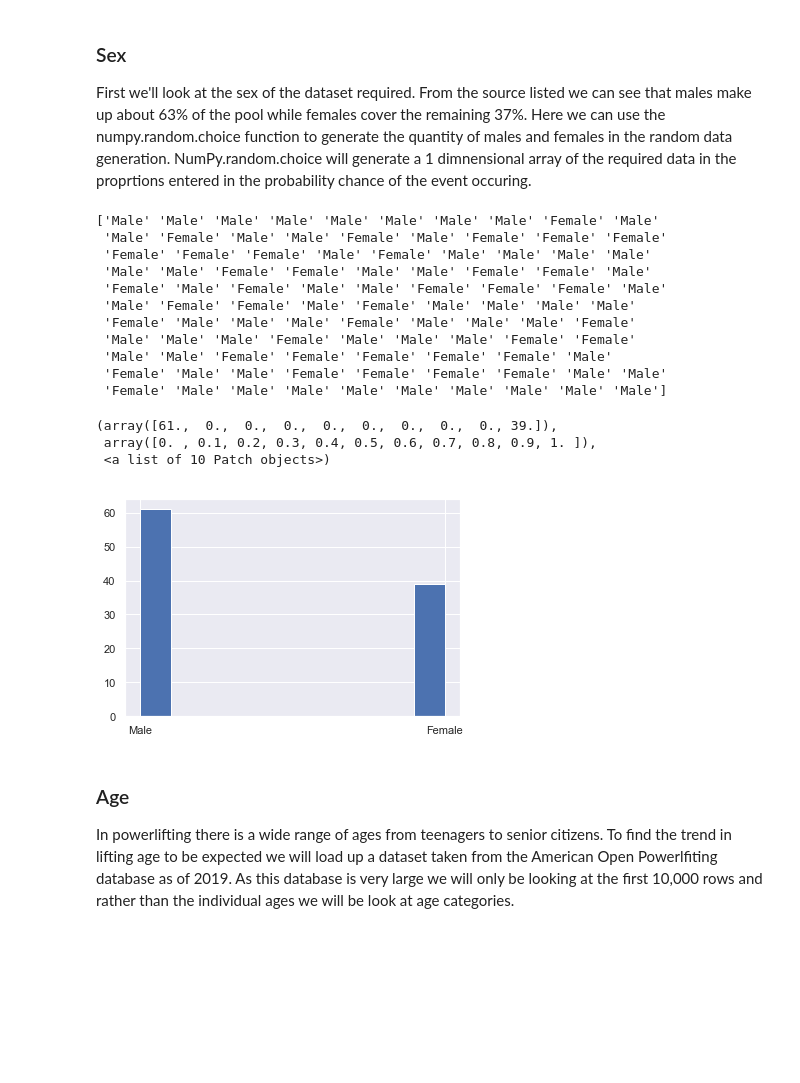
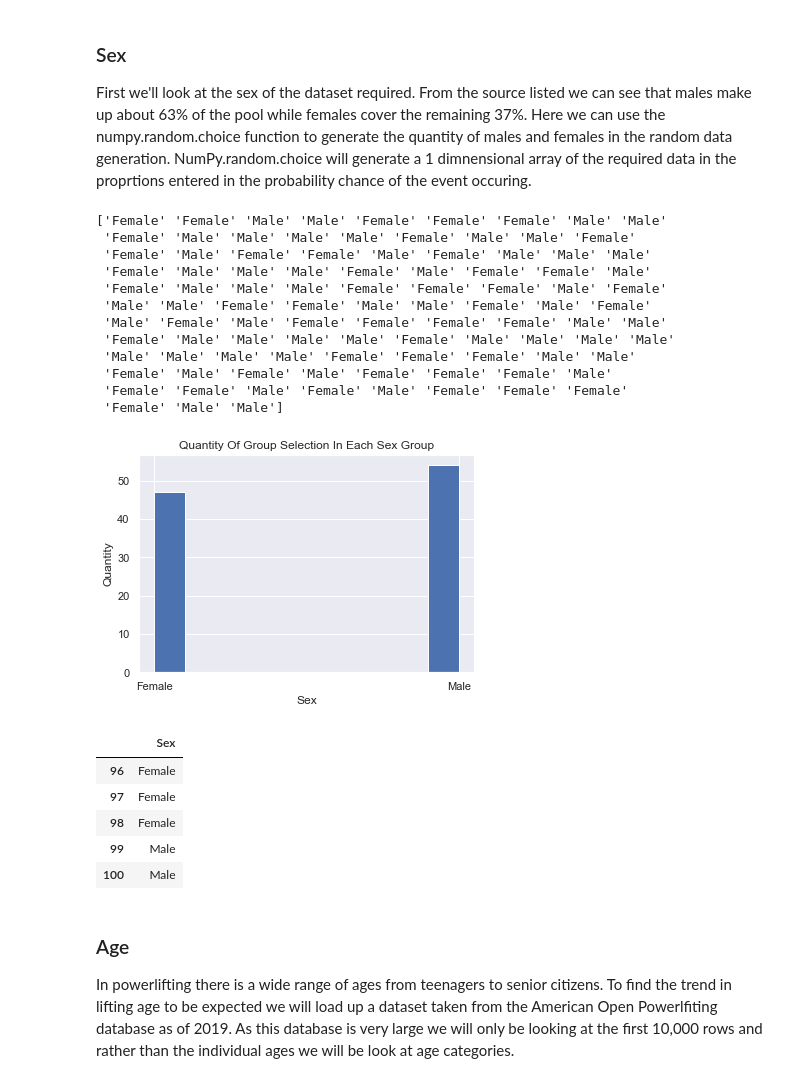
Before and after one commit to IanWafer/Programming-Project, a Jupyter notebook: Simulated Real World Phenomenon.ipynb, the cells around one changed output. Cells and saved outputs as stored; diff of their text form; code cells hidden in the pictures; blank space fills up the shorter version.

```diff
--- a/Simulated Real World Phenomenon.ipynb
+++ b/Simulated Real World Phenomenon.ipynb
@@ -44,26 +44,37 @@ First we'll look at the sex of the dataset required. From the source listed we c
 # %%
 # Source of info https://www.ncbi.nlm.nih.gov/pubmed/28682930
 Sex = ['Male', 'Female']
-Sex = np.random.choice(Sex, 100, p=[0.63, 0.37])
+Sex = np.random.choice(Sex, 101, p=[0.63, 0.37])
 print(Sex)
 
 plt.hist(Sex)
+plt.title('Quantity Of Group Selection In Each Sex Group')
+plt.ylabel('Quantity')
+plt.xlabel('Sex')
+plt.show()
+
+NewDF = pd.DataFrame(Sex, columns=['Sex'])
+NewDF.tail()
 # %% [output]
-['Male' 'Male' 'Male' 'Male' 'Male' 'Male' 'Male' 'Male' 'Female' 'Male'
- 'Male' 'Female' 'Male' 'Male' 'Female' 'Male' 'Female' 'Female' 'Female'
- 'Female' 'Female' 'Female' 'Male' 'Female' 'Male' 'Male' 'Male' 'Male'
- 'Male' 'Male' 'Female' 'Female' 'Male' 'Male' 'Female' 'Female' 'Male'
- 'Female' 'Male' 'Female' 'Male' 'Male' 'Female' 'Female' 'Female' 'Male'
- 'Male' 'Female' 'Female' 'Male' 'Female' 'Male' 'Male' 'Male' 'Male'
- 'Female' 'Male' 'Male' 'Male' 'Female' 'Male' 'Male' 'Male' 'Female'
- 'Male' 'Male' 'Male' 'Female' 'Male' 'Male' 'Male' 'Female' 'Female'
- 'Male' 'Male' 'Female' 'Female' 'Female' 'Female' 'Female' 'Male'
- 'Female' 'Male' 'Male' 'Female' 'Female' 'Female' 'Female' 'Male' 'Male'
- 'Female' 'Male' 'Male' 'Male' 'Male' 'Male' 'Male' 'Male' 'Male' 'Male']
+['Female' 'Female' 'Male' 'Male' 'Female' 'Female' 'Female' 'Male' 'Male'
+ 'Female' 'Male' 'Male' 'Male' 'Male' 'Female' 'Male' 'Male' 'Female'
+ 'Female' 'Male' 'Female' 'Female' 'Male' 'Female' 'Male' 'Male' 'Male'
+ 'Female' 'Male' 'Male' 'Male' 'Female' 'Male' 'Female' 'Female' 'Male'
+ 'Female' 'Male' 'Male' 'Male' 'Female' 'Female' 'Female' 'Male' 'Female'
+ 'Male' 'Male' 'Female' 'Female' 'Male' 'Male' 'Female' 'Male' 'Female'
+ 'Male' 'Female' 'Male' 'Female' 'Female' 'Female' 'Female' 'Male' 'Male'
+ 'Female' 'Male' 'Male' 'Male' 'Male' 'Female' 'Male' 'Male' 'Male' 'Male'
+ 'Male' 'Male' 'Male' 'Male' 'Female' 'Female' 'Female' 'Male' 'Male'
+ 'Female' 'Male' 'Female' 'Male' 'Female' 'Female' 'Female' 'Male'
+ 'Female' 'Female' 'Male' 'Female' 'Male' 'Female' 'Female' 'Female'
+ 'Female' 'Male' 'Male']
-(array([61.,  0.,  0.,  0.,  0.,  0.,  0.,  0.,  0., 39.]),
- array([0. , 0.1, 0.2, 0.3, 0.4, 0.5, 0.6, 0.7, 0.8, 0.9, 1. ]),
- <a list of 10 Patch objects>)
-[figure, old version]
+[figure, new version]
+|  | Sex |
+| 96 | Female |
+| 97 | Female |
+| 98 | Female |
+| 99 | Male |
+| 100 | Male |
 # %% [markdown]
 ### Age
 
```
Also changed, not shown: parts of 13 cells of this notebook.
